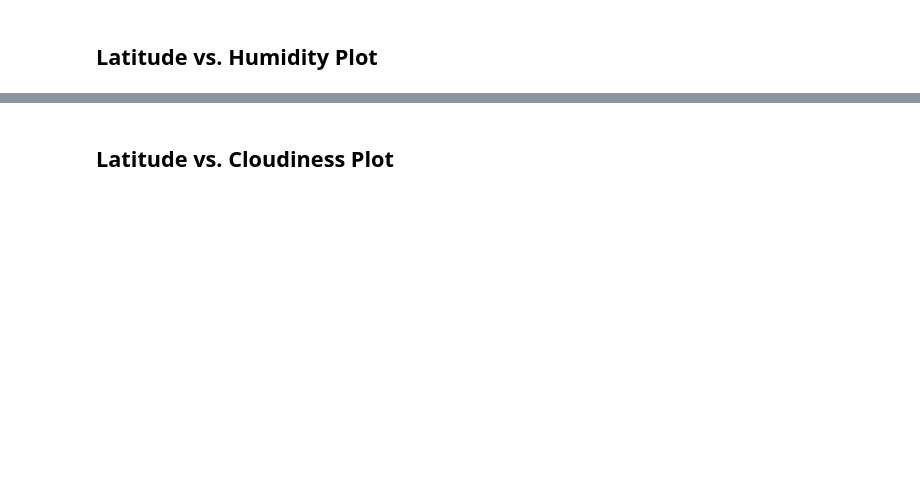
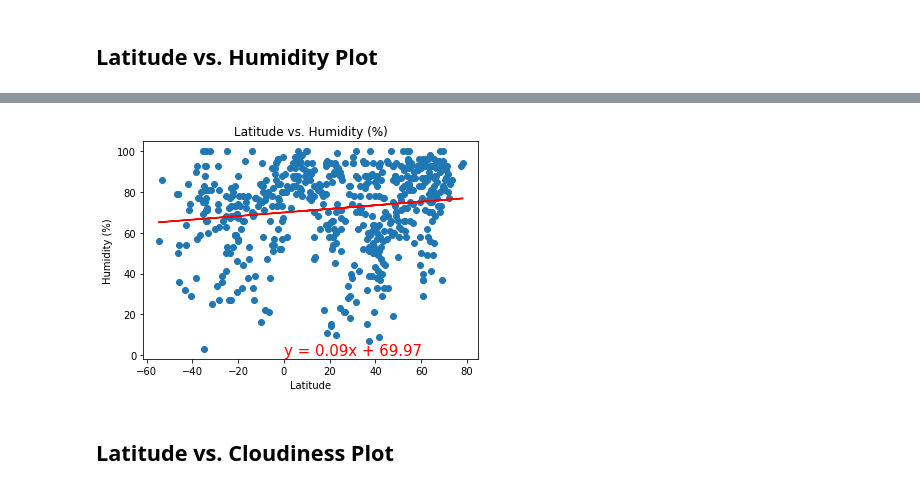
Before and after one commit to BNY-Lemon/python-api-challenge, a Jupyter notebook: WeatherPy/WeatherPy.ipynb, the cells around one changed output, grey strips where cells are left out. Saved outputs shown, nothing was run; the diff lists cells and outputs as text; code cells hidden in the pictures; blank space fills up the shorter version.

```diff
--- a/WeatherPy/WeatherPy.ipynb
+++ b/WeatherPy/WeatherPy.ipynb
@@ -172,3 +197,15 @@ Int64Index([], dtype='int64')
+# %%
+# Finish later
+city_api_df["Humidity (%)"] = city_api_df["Humidity (%)"].fillna(0)
+x_values = city_api_df["Latitude"]
+y_values = city_api_df["Humidity (%)"]
+title = "Latitude vs. Humidity (%)"
+x_label = "Latitude"
+y_label = "Humidity (%)"
+text_coordinates = (0,0)
+plot_linear_regression(x_values, y_values, title, x_label, y_label, text_coordinates)
+# %% [output]
+[figure, added]
 # %% [markdown]
 ## Latitude vs. Cloudiness Plot
 # %%
```
Also changed, not shown: parts of 29 cells of this notebook, 1 other file.
